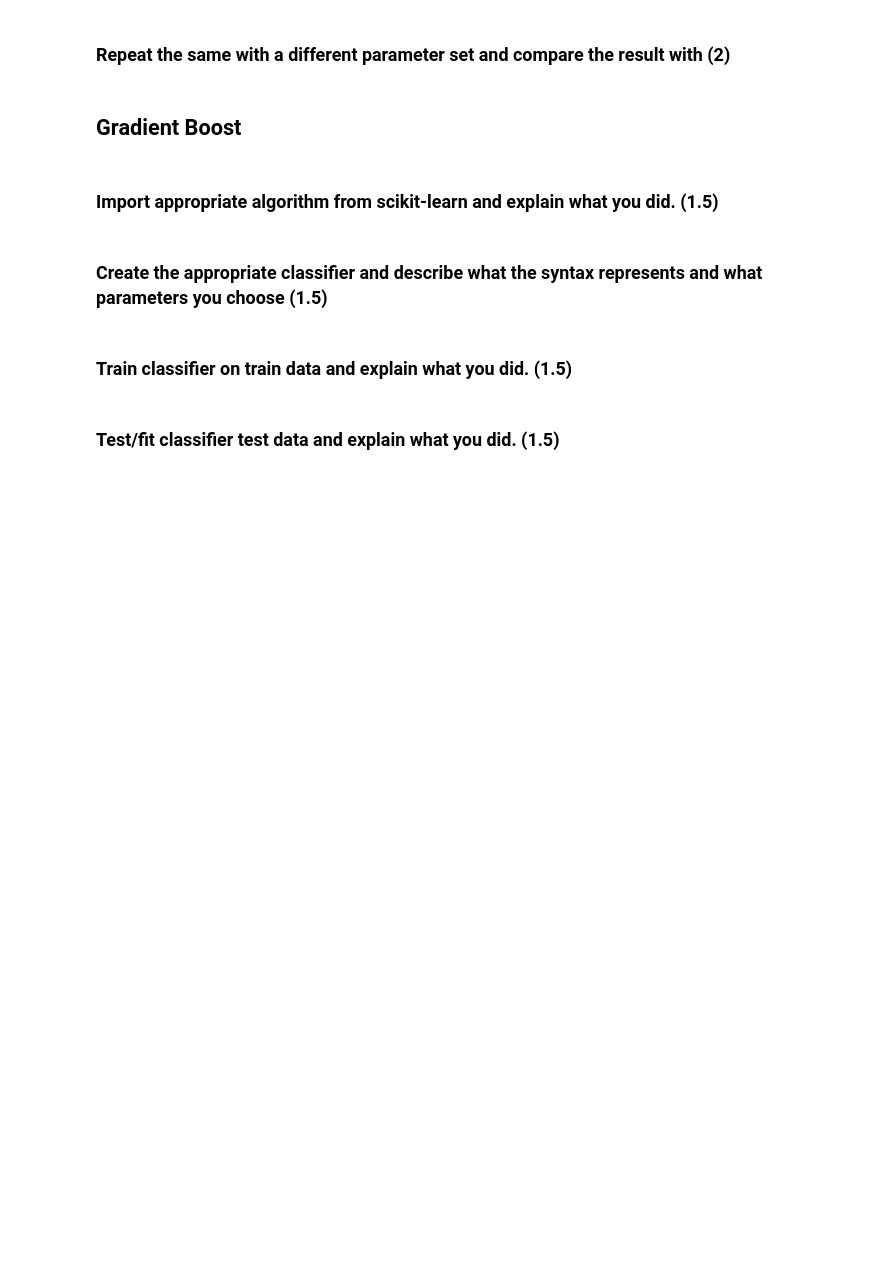
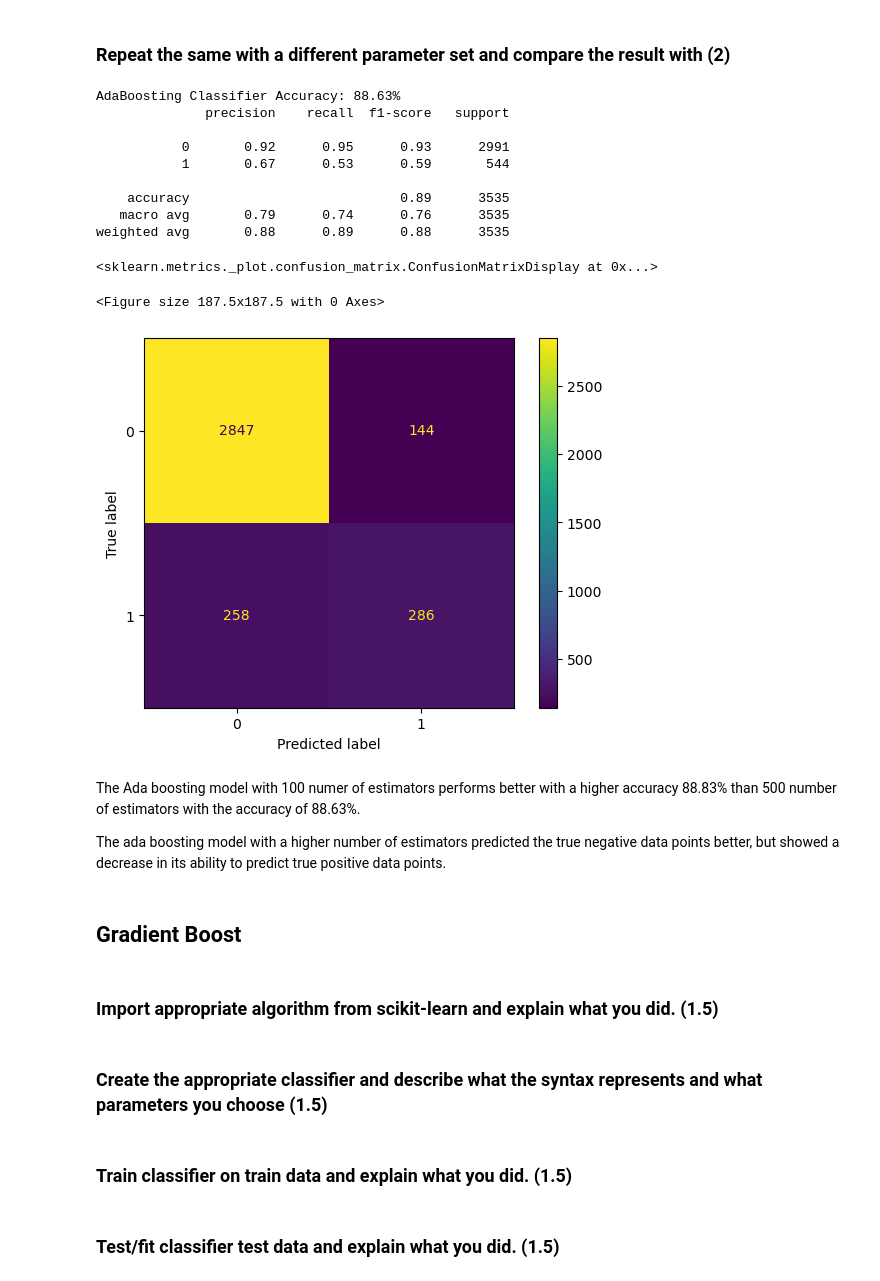
Before and after one commit to WK025/machine_learning, a Jupyter notebook: A1/Assignment 02_GroupNumber.ipynb, the cells around one changed output. Drawn from its saved outputs; the diff is of its cells as text; code cells hidden in the pictures; blank space fills up the shorter version.

```diff
--- a/A1/Assignment 02_GroupNumber.ipynb
+++ b/A1/Assignment 02_GroupNumber.ipynb
@@ -346,20 +378,37 @@ ConfusionMatrixDisplay.from_estimator(OSI_ada_fit_g05, OSIX_test_g05, OSIy_test_
 # %% [markdown]
 ### Repeat the same with a different parameter set and compare the result with (2)
 # %%
-# clf_ada_g05 = AdaBoostClassifier(n_estimators=100, random_state=5)
+clf_ada_500_g05 = AdaBoostClassifier(n_estimators=500, random_state=5)
 
-BSH_ada_fit_g05 = clf_ada_g05.fit(BSHX_train_g05, BSHy_train_g05)
-BSHy_pred_g05 = BSH_ada_fit_g05.predict(BSHX_test_g05)
+ada_fit_g05 = clf_ada_500_g05.fit(OSIX_train_g05, OSIy_train_g05.ravel())
+OSIy_pred_500_g05 = ada_fit_g05.predict(OSIX_test_g05)
 
-BSH_Ada_accuracy_g05 = accuracy_score(y_true=OSIy_test_g05, y_pred=BSHy_pred_g05)
-print("AdaBoosting Classifier Accuracy: {:.2%}".format(BSH_Ada_accuracy_g05))
-print(classification_report(BSHy_test_g05, BSHy_pred_g05))
+Ada_accuracy_g05 = accuracy_score(y_true=OSIy_test_g05, y_pred=OSIy_pred_500_g05)
+print("AdaBoosting Classifier Accuracy: {:.2%}".format(Ada_accuracy_g05))
+print(classification_report(OSIy_test_g05, OSIy_pred_500_g05))
 
 plt.figure(figsize=(2.5,2.5),dpi=75)
 set_palette("Paired")
 
-BSH_conf_matrix_g05 = confusion_matrix(BSHy_test_g05, BSHy_pred_g05)
-ConfusionMatrixDisplay.from_estimator(BSH_ada_fit_g05, BSHX_test_g05, BSHy_test_g05)
+conf_matrix_g05 = confusion_matrix(OSIy_test_g05, OSIy_pred_500_g05)
+ConfusionMatrixDisplay.from_estimator(ada_fit_g05, OSIX_test_g05, OSIy_test_g05)
+# %% [output]
+AdaBoosting Classifier Accuracy: 88.63%
+              precision    recall  f1-score   support
+
+           0       0.92      0.95      0.93      2991
+           1       0.67      0.53      0.59       544
+
+    accuracy                           0.89      3535
+   macro avg       0.79      0.74      0.76      3535
+weighted avg       0.88      0.89      0.88      3535
+<sklearn.metrics._plot.confusion_matrix.ConfusionMatrixDisplay at 0x...>
+<Figure size 187.5x187.5 with 0 Axes>
+[figure, added]
+# %% [markdown]
+The Ada boosting model with 100 numer of estimators performs better with a higher accuracy 88.83% than 500 number of estimators with the accuracy of 88.63%.
+
+The ada boosting model with a higher number of estimators predicted the true negative data points better, but showed a decrease in its ability to predict true positive data points.
 # %% [markdown]
 ## Gradient Boost
 # %% [markdown]
```
Also changed, not shown: parts of 16 cells of this notebook.
